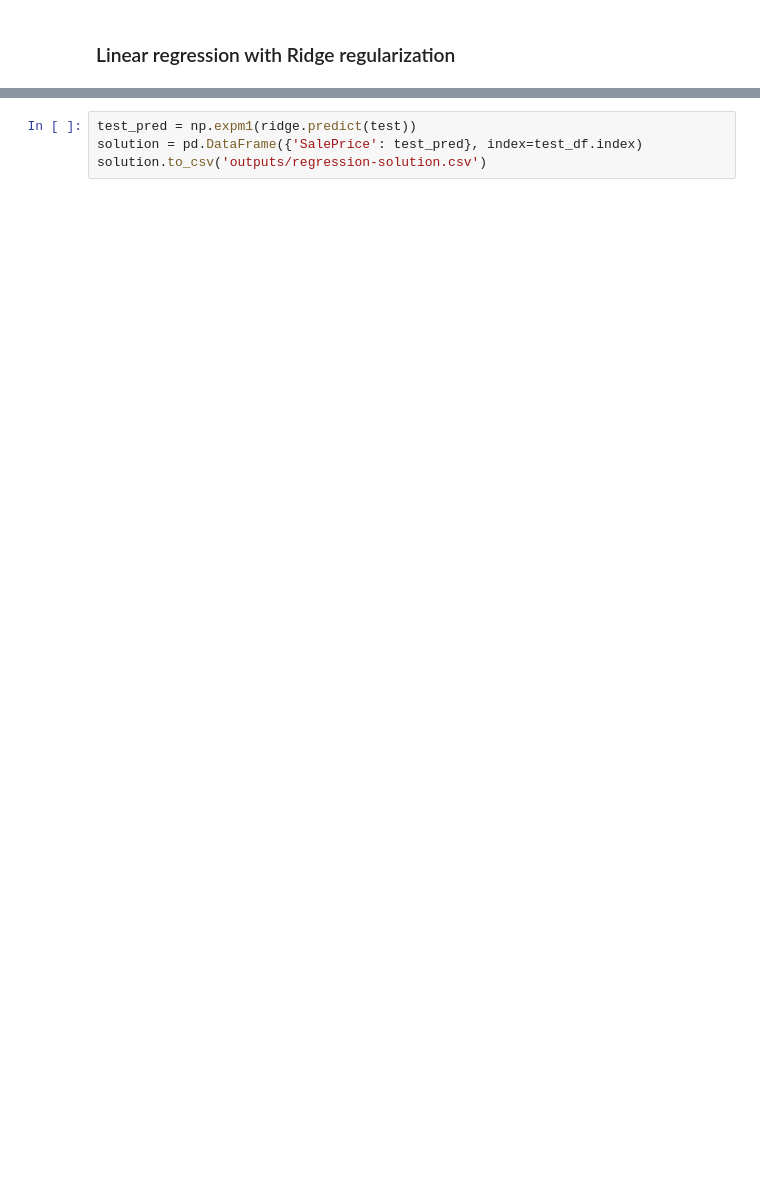
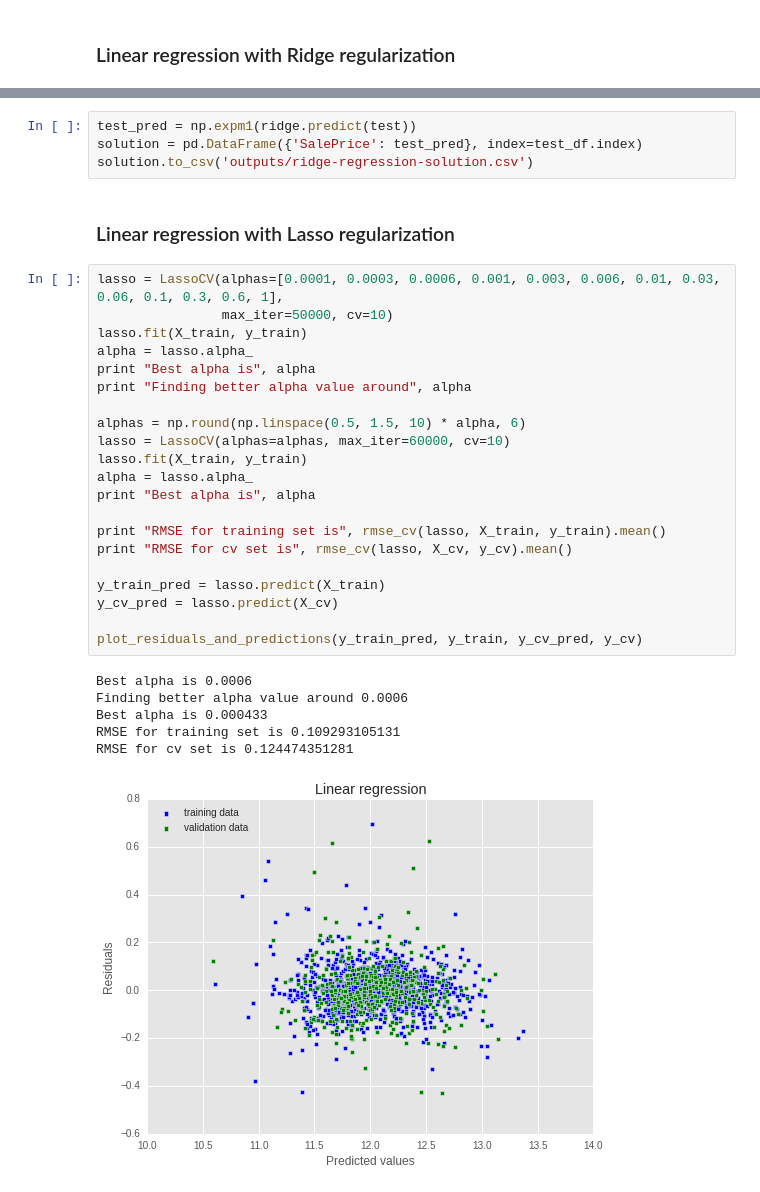
Before and after one commit to dheerajgopi/learn-ML, a Jupyter notebook: Regression techniques.ipynb, the cells around one changed output, grey strips where cells are left out. Drawn from its saved outputs; the diff is of its cells as text; blank space fills up the shorter version.

Commit message:
LassoCV

```diff
--- a/Regression techniques.ipynb
+++ b/Regression techniques.ipynb
@@ -344,4 +344,34 @@ Number of coefficients eliminated by RidgeCV : 11
 # %%
 test_pred = np.expm1(ridge.predict(test))
 solution = pd.DataFrame({'SalePrice': test_pred}, index=test_df.index)
-solution.to_csv('outputs/regression-solution.csv')
+solution.to_csv('outputs/ridge-regression-solution.csv')
+# %% [markdown]
+### Linear regression with Lasso regularization
+# %%
+lasso = LassoCV(alphas=[0.0001, 0.0003, 0.0006, 0.001, 0.003, 0.006, 0.01, 0.03, 0.06, 0.1, 0.3, 0.6, 1],
+                max_iter=50000, cv=10)
+lasso.fit(X_train, y_train)
+alpha = lasso.alpha_
+print "Best alpha is", alpha
+print "Finding better alpha value around", alpha
+
+alphas = np.round(np.linspace(0.5, 1.5, 10) * alpha, 6)
+lasso = LassoCV(alphas=alphas, max_iter=60000, cv=10)
+lasso.fit(X_train, y_train)
+alpha = lasso.alpha_
+print "Best alpha is", alpha
+
+print "RMSE for training set is", rmse_cv(lasso, X_train, y_train).mean()
+print "RMSE for cv set is", rmse_cv(lasso, X_cv, y_cv).mean()
+
+y_train_pred = lasso.predict(X_train)
+y_cv_pred = lasso.predict(X_cv)
+
+plot_residuals_and_predictions(y_train_pred, y_train, y_cv_pred, y_cv)
+# %% [output]
+Best alpha is 0.0006
+Finding better alpha value around 0.0006
+Best alpha is 0.000433
+RMSE for training set is 0.109293105131
+RMSE for cv set is 0.124474351281
+[figure, added]
```
Also changed, not shown: parts of 10 cells of this notebook, 3 other files.
